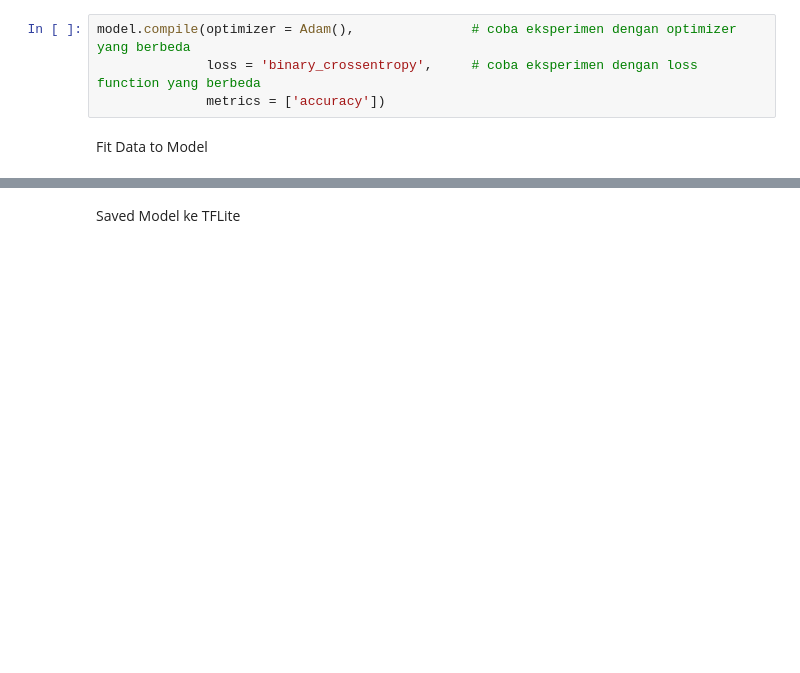
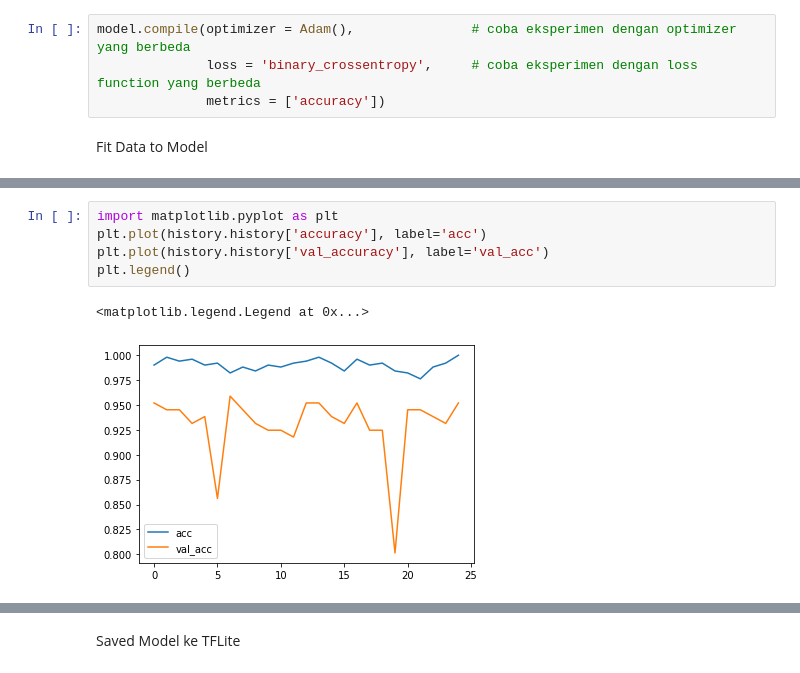
Before and after one commit to akbardwi/Ripe-AI, a Jupyter notebook: Machine Learning/Script/Training_Model_Script.ipynb, the cells around one changed output, grey strips where cells are left out. Drawn from its saved outputs; the diff is of its cells as text; blank space fills up the shorter version.

```diff
--- a/Machine Learning/Script/Training_Model_Script.ipynb
+++ b/Machine Learning/Script/Training_Model_Script.ipynb
@@ -128,0 +129,8 @@ skill = model.evaluate(testing_generator)
+# %%
+import matplotlib.pyplot as plt
+plt.plot(history.history['accuracy'], label='acc')
+plt.plot(history.history['val_accuracy'], label='val_acc')
+plt.legend()
+# %% [output]
+<matplotlib.legend.Legend at 0x...>
+[figure, added]
```
Also changed, not shown: parts of 4 cells of this notebook.
